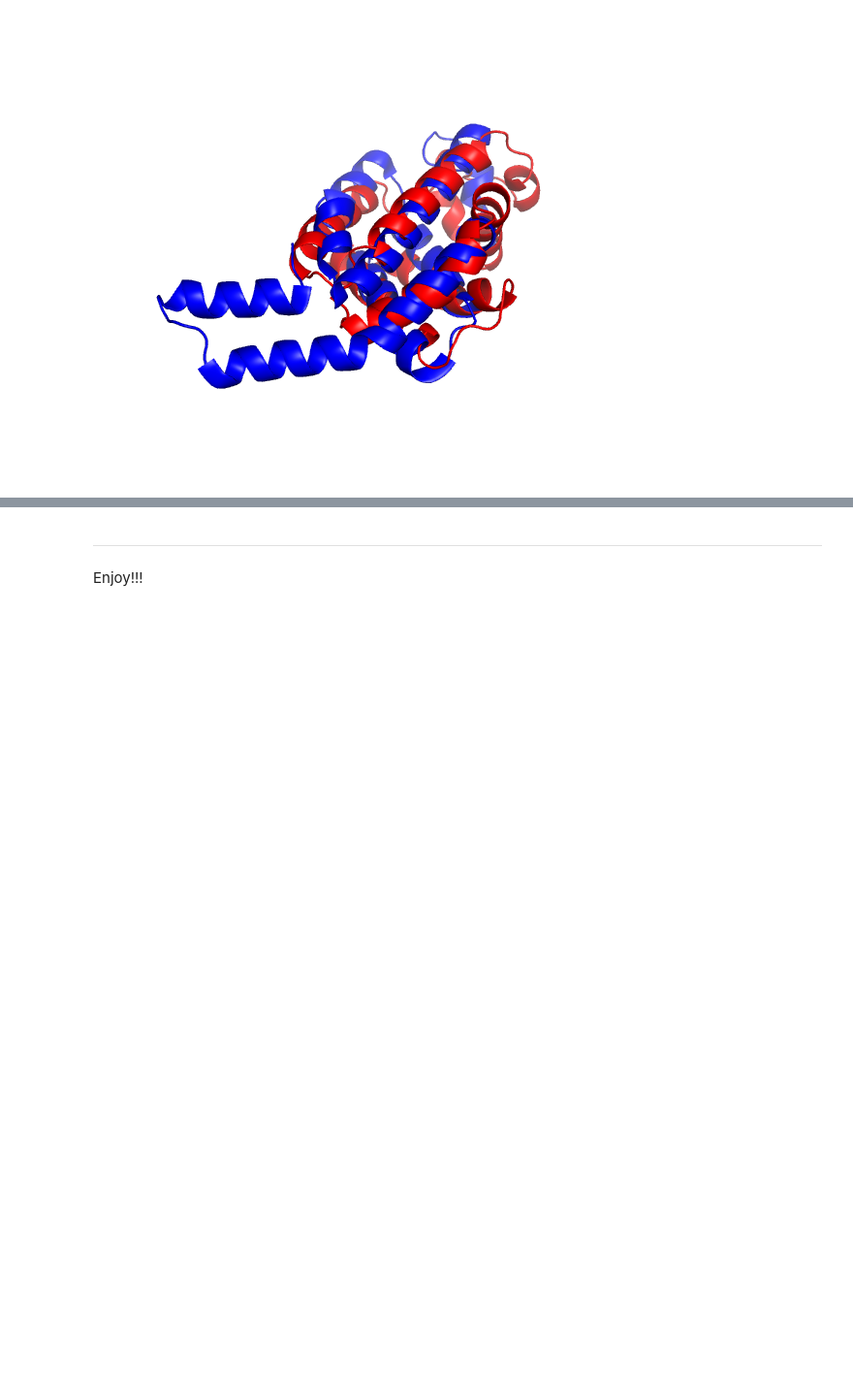
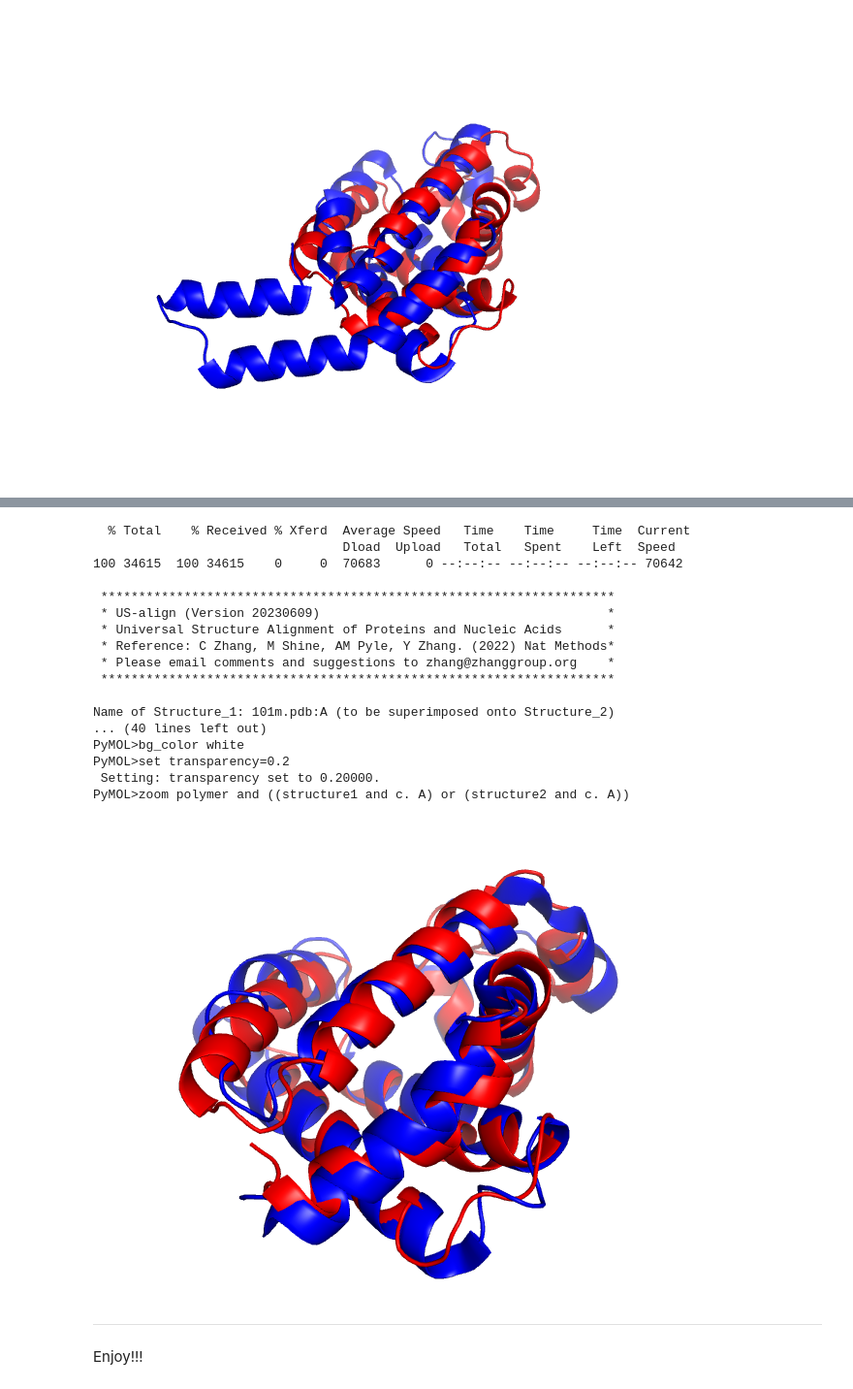
Before and after one commit to fomightez/usalign-binder, a Jupyter notebook: index.ipynb, the cells around one changed output, grey strips where cells are left out. Shown: that part at 97% size. Saved outputs shown, nothing was run; the diff lists cells and outputs as text; code cells hidden in the pictures; blank space fills up the shorter version.

```diff
--- a/index.ipynb
+++ b/index.ipynb
@@ -126,3 +134,31 @@ Image("sup_all_atm.png")
+# %%
+import os
+if not os.path.isfile("101m.pdb"):
+    !curl -OL https://files.rcsb.org/download/101m.pdb.gz
+    !gunzip 101m.pdb.gz
+!USalign 101m.pdb 1mba.pdb -o sup
+!pymol -c -d @sup_all_atm.pml -g sup_all_atm.png
+from IPython.display import Image
+Image("sup_all_atm.png")
+# %% [output]
+  % Total    % Received % Xferd  Average Speed   Time    Time     Time  Current
+                                 Dload  Upload   Total   Spent    Left  Speed
+100 34615  100 34615    0     0  70683      0 --:--:-- --:--:-- --:--:-- 70642
+
+ ********************************************************************
+ * US-align (Version 20230609)                                      *
+ * Universal Structure Alignment of Proteins and Nucleic Acids      *
+ * Reference: C Zhang, M Shine, AM Pyle, Y Zhang. (2022) Nat Methods*
+ * Please email comments and suggestions to zhang@zhanggroup.org    *
+ ********************************************************************
+
+Name of Structure_1: 101m.pdb:A (to be superimposed onto Structure_2)
+... (40 lines left out)
+PyMOL>bg_color white
+PyMOL>set transparency=0.2
+ Setting: transparency set to 0.20000.
+PyMOL>zoom polymer and ((structure1 and c. A) or (structure2 and c. A))
+[figure, added]
 # %% [markdown]
 -----
 
```
Also changed, not shown: parts of 2 cells of this notebook.
